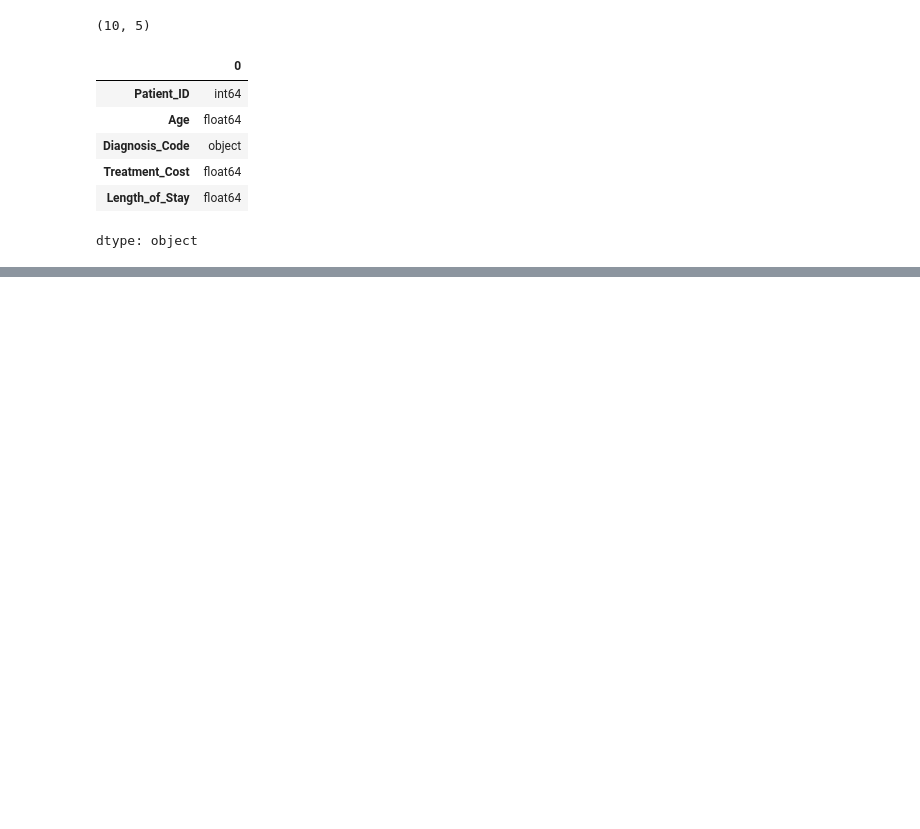
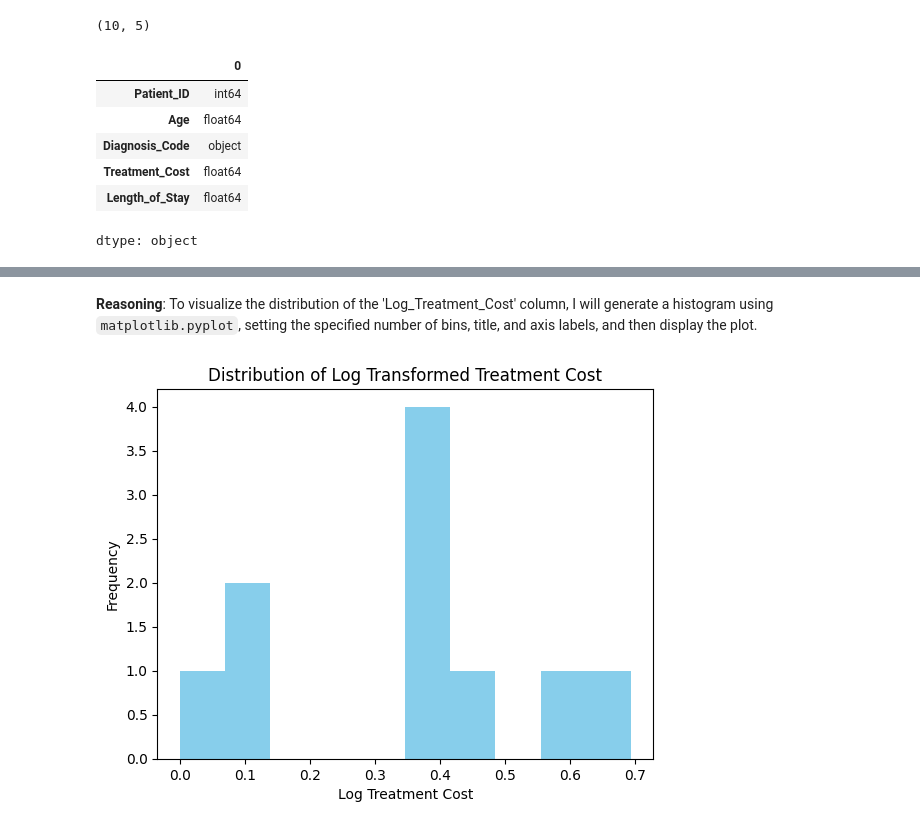
Before and after one commit to SalmanOkz/data_warehouse_work, a Jupyter notebook: lab_10.ipynb, the cells around one changed output, grey strips where cells are left out. Cells and saved outputs as stored; diff of their text form; code cells hidden in the pictures; blank space fills up the shorter version.

```diff
--- a/lab_10.ipynb
+++ b/lab_10.ipynb
@@ -311,0 +322,4 @@ plt.show()
+# %%
+import numpy as np
+df_ecoded['Log_Treatment_Cost'] = np.log1p(df_ecoded['Treatment_Cost'])
+print(df_ecoded.head())
@@ -311,0 +348,5 @@ plt.show()
+# %%
+bins = [0, 0.33, 0.66, 1.0]
+labels = ['Young', 'Middle-Aged', 'Senior']
+df_ecoded['Age_Group'] = pd.cut(df_ecoded['Age'], bins=bins, labels=labels, right=True, include_lowest=True)
+print(df_ecoded.head())
@@ -311,0 +410,10 @@ plt.show()
+# %% [markdown]
+**Reasoning**:
+To visualize the distribution of the 'Log_Treatment_Cost' column, I will generate a histogram using `matplotlib.pyplot`, setting the specified number of bins, title, and axis labels, and then display the plot.
+# %%
+df_ecoded['Log_Treatment_Cost'].plot(kind='hist', bins=10, color='skyblue', title='Distribution of Log Transformed Treatment Cost')
+plt.xlabel('Log Treatment Cost')
+plt.ylabel('Frequency')
+plt.show()
+# %% [output]
+[figure, added]
```
Also changed, not shown: parts of 36 cells of this notebook.
